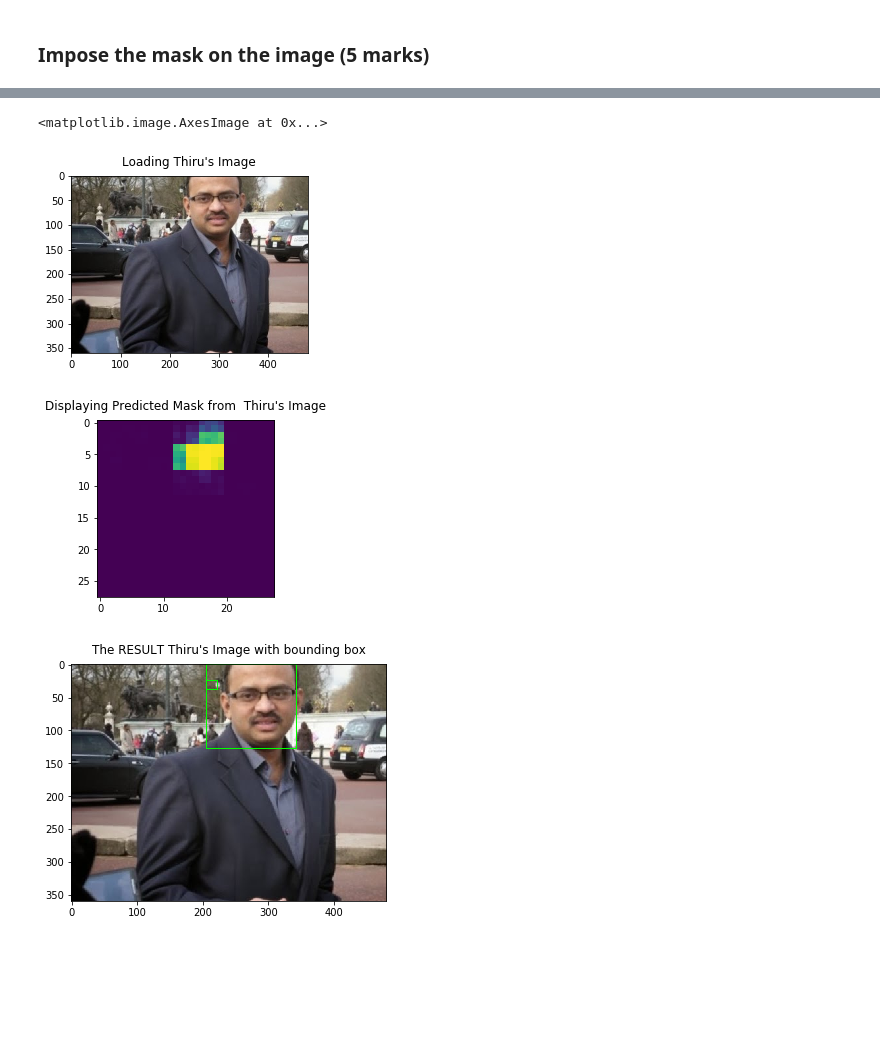
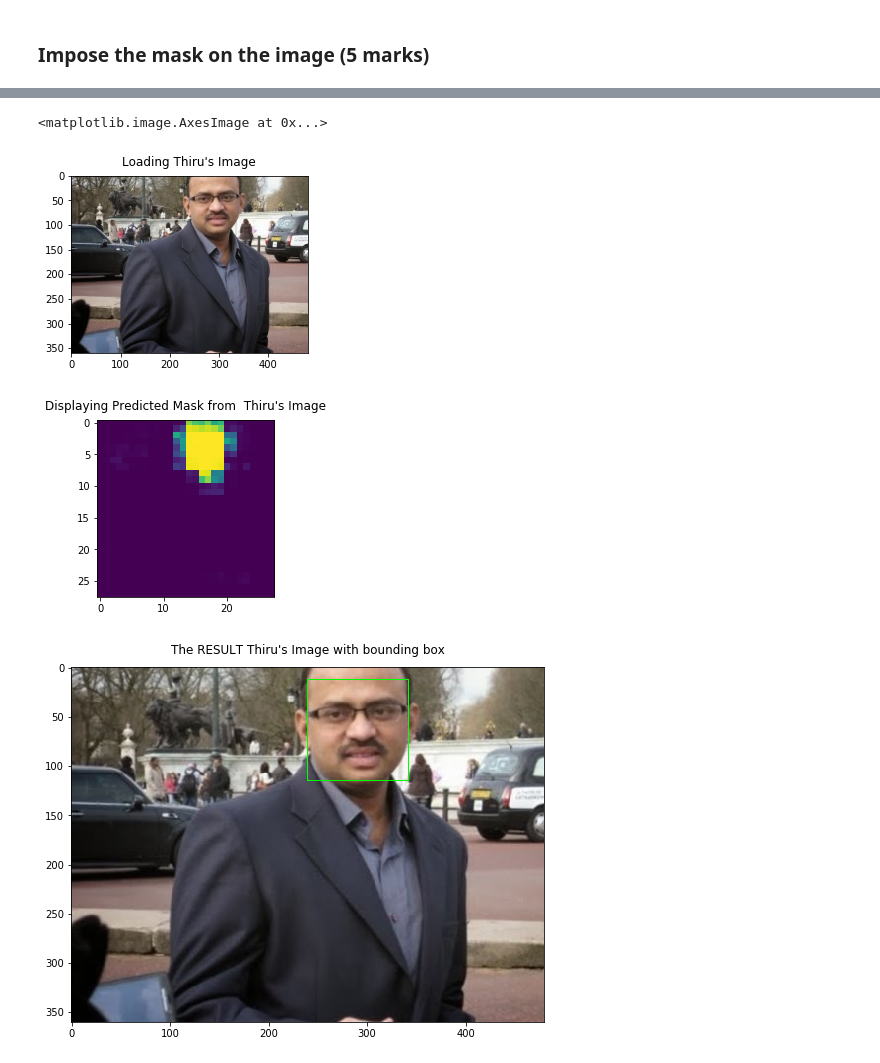
Before and after one commit to jpthirumalai/aiml, a Jupyter notebook: Thiru_Face_detection_Questions_Project_CV_AIML_Online.ipynb, the cells around one changed output, grey strips where cells are left out. Drawn from its saved outputs; the diff is of its cells as text; code cells hidden in the pictures; blank space fills up the shorter version.

```diff
--- a/Thiru_Face_detection_Questions_Project_CV_AIML_Online.ipynb
+++ b/Thiru_Face_detection_Questions_Project_CV_AIML_Online.ipynb
@@ -411,8 +368,10 @@ reduce_lr = ReduceLROnPlateau(monitor="loss", factor=0.2, patience=5, min_lr=1e-
   - epochs: you can decide
   - batch_size: 1
   - callbacks: checkpoint, reduce_lr, stop
+# %%
+EPOCHS = 5
+BATCH_SIZE = 1
 # %%
 #### Add your code here ####
-# model.fit(X_train,mask28,batch_size=1,epochs=EPOCHS)
-model.fit(X_train, mask28, callbacks=[checkpoint, reduce_lr, stop],batch_size=1,epochs=EPOCHS )
+model.fit(X_train, mask28, callbacks=[checkpoint, reduce_lr, stop],batch_size=BATCH_SIZE,epochs=EPOCHS )
 # %% [output]
@@ -451,9 +414,8 @@ model.load_weights(WEIGHTS_FILE)
 n = 10
 sample_image = X_train[n]
 
-WEIGHTS_FILE = "model-0.35.h5"
-THRESHOLD = 0.05
-EPSILON = 0.02
+THRESHOLD = 0.8
+EPSILON = 0.05
 plt.title('Verifying the sample Image', y=1.02, fontsize=12)
 plt.imshow(sample_image)
 
@@ -520,7 +483,7 @@ Clipping input data to the valid range for imshow with RGB data ([0..1] for floa
 # %%
-WEIGHTS_FILE = "model-0.35.h5"
-THRESHOLD = 0.05
-EPSILON = 0.01
+WEIGHTS_FILE = "model-0.43.h5"
+THRESHOLD = 0.949
+EPSILON = 0.0
 
 filename = 'thiru_profile.jpg'
 
@@ -539,33 +502,33 @@ feat_scaled = preprocess_input(np.array(image, dtype=np.float32))
 
 region = model.predict(x=np.array([feat_scaled]))[0]
 plt.figure(figsize=(15,15))
 plt.subplot(4,1,2)
 plt.title('Displaying Predicted Mask from  Thiru\'s Image', y=1.02, fontsize=12)
 
 plt.imshow(region)
 output2 = np.zeros(unscaled.shape[:2], dtype=np.uint8)
 for i in range(region.shape[1]):
     for j in range(region.shape[0]):
         if region[i][j] > THRESHOLD:
             x = int(CELL_WIDTH * j * unscaled.shape[1] / IMAGE_WIDTH)
             y = int(CELL_HEIGHT * i * unscaled.shape[0] / IMAGE_HEIGHT)
             x2 = int(CELL_WIDTH * (j + 1) * unscaled.shape[1] / IMAGE_WIDTH)
             y2 = int(CELL_HEIGHT * (i + 1) * unscaled.shape[0] / IMAGE_HEIGHT)
             #cv2.rectangle(unscaled, (x, y), (x2, y2), (0, 255, 0), 1)
 
             output2[y:y2,x:x2] = 1
 
 contours, hierarchy = cv2.findContours(output2, cv2.RETR_TREE, cv2.CHAIN_APPROX_SIMPLE)
 for cnt in contours:
     approx = cv2.approxPolyDP(cnt, EPSILON * cv2.arcLength(cnt, True), True)
     x, y, w, h = cv2.boundingRect(approx)
     cv2.rectangle(unscaled, (x, y), (x + w, y + h), (0, 255, 0), 1)
-plt.figure(figsize=(20,20))
+plt.figure(figsize=(30,30))
 plt.subplot(4,1,3)
 plt.title('The RESULT Thiru\'s Image with bounding box', y=1.02, fontsize=12)
 plt.imshow(unscaled)
 # %% [output]
 <matplotlib.image.AxesImage at 0x...>
 [figure]
-[figure, old version]
+[figure, new version]
-[figure, old version]
+[figure, new version]
```
Also changed, not shown: parts of 27 cells of this notebook.
